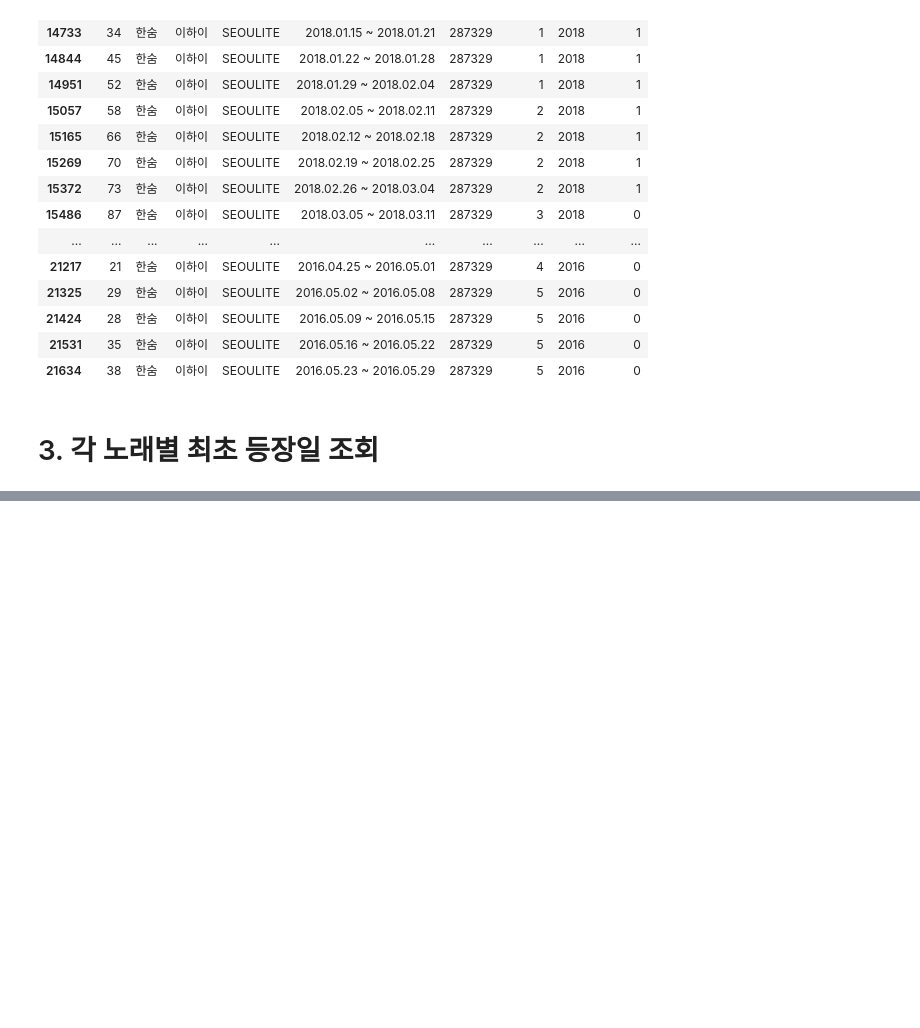
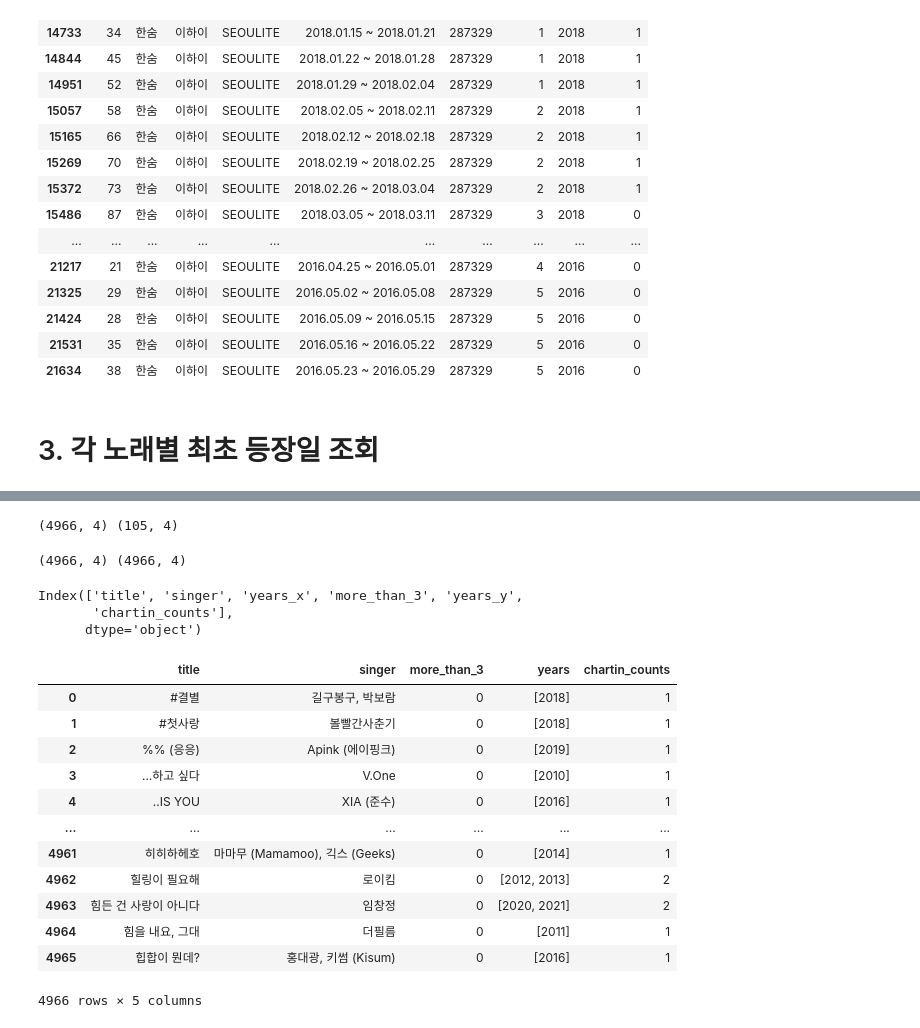
Before and after one commit to zjacom/Seasonal-songs, a Jupyter notebook: best5_elements.ipynb, the cells around one changed output, grey strips where cells are left out. Saved outputs shown, nothing was run; the diff lists cells and outputs as text; code cells hidden in the pictures; blank space fills up the shorter version.

```diff
--- a/best5_elements.ipynb
+++ b/best5_elements.ipynb
@@ -205,0 +261,40 @@ result_df
+# %%
+print(result_df_2.shape,result_df_4.shape)
+# %% [output]
+(4966, 4) (105, 4)
+# %%
+tmp_result_df_4 = grouped_data
+
+tmp_result_df_4 = tmp_result_df_4.rename(columns={'year':'years'})
+# %%
+print(result_df_2.shape,tmp_result_df_4.shape)
+# %% [output]
+(4966, 4) (4966, 4)
+# %%
+result_df_5 = pd.merge(left=result_df_2,right=tmp_result_df_4,on=['title','singer'])
+# %%
+result_df_5.columns
+# %% [output]
+Index(['title', 'singer', 'years_x', 'more_than_3', 'years_y',
+       'chartin_counts'],
+      dtype='object')
+# %%
+result_df_5.drop(['years_x'],axis=1,inplace=True)
+# %%
+result_df_5 = result_df_5.rename(columns={'years_y':'years'})
+# %%
+result_df_5
+# %% [output]
+|  | title | singer | more_than_3 | years | chartin_counts |
+| 0 | #결별 | 길구봉구, 박보람 | 0 | [2018] | 1 |
+| 1 | #첫사랑 | 볼빨간사춘기 | 0 | [2018] | 1 |
+| 2 | %% (응응) | Apink (에이핑크) | 0 | [2019] | 1 |
+| 3 | ...하고 싶다 | V.One | 0 | [2010] | 1 |
+| 4 | ..IS YOU | XIA (준수) | 0 | [2016] | 1 |
+| ... | ... | ... | ... | ... | ... |
+| 4961 | 히히하헤호 | 마마무 (Mamamoo), 긱스 (Geeks) | 0 | [2014] | 1 |
+| 4962 | 힐링이 필요해 | 로이킴 | 0 | [2012, 2013] | 2 |
+| 4963 | 힘든 건 사랑이 아니다 | 임창정 | 0 | [2020, 2021] | 2 |
+| 4964 | 힘을 내요, 그대 | 더필름 | 0 | [2011] | 1 |
+| 4965 | 힙합이 뭔데? | 홍대광, 키썸 (Kisum) | 0 | [2016] | 1 |
+4966 rows × 5 columns
```
Also changed, not shown: parts of 13 cells of this notebook.
